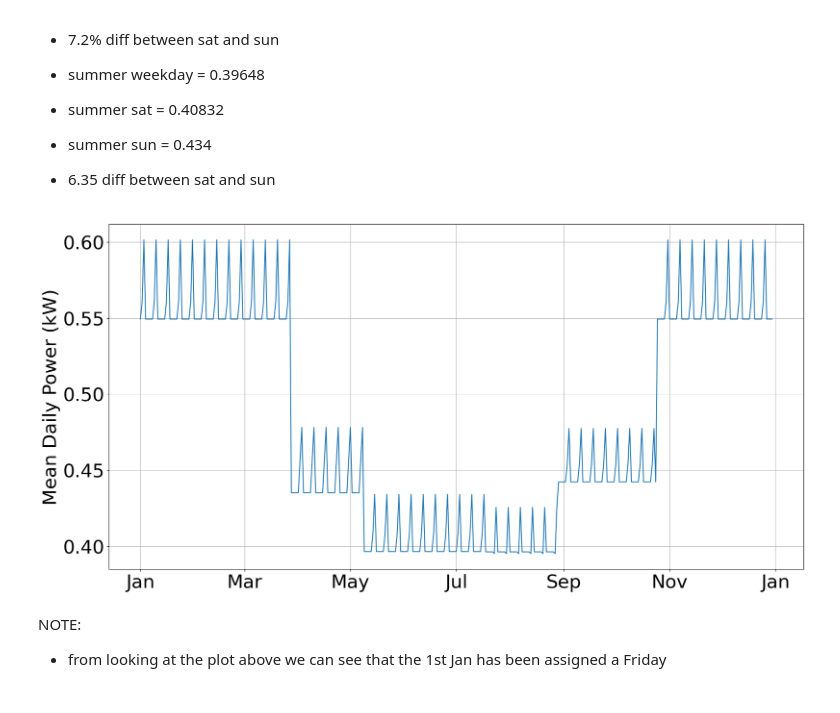
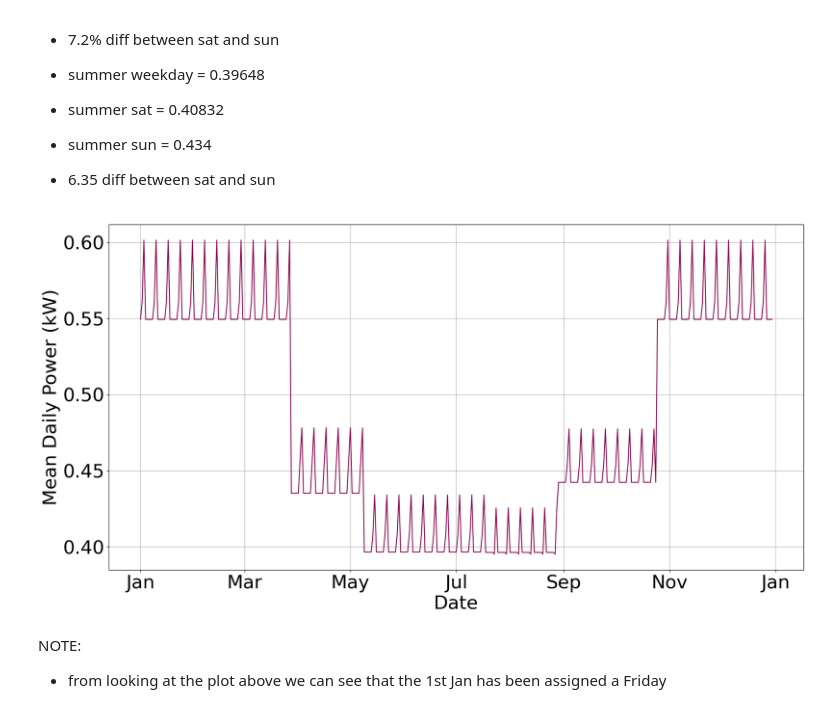
Before and after one commit to themathedges/3YP-Standalone-Kennington, a Jupyter notebook: Minnie/Kennington Demand Profiling/Dom_elec_annual_profile_3.ipynb, the cells around one changed output. Saved outputs shown, nothing was run; the diff lists cells and outputs as text; code cells hidden in the pictures.

```diff
--- a/Minnie/Kennington Demand Profiling/Dom_elec_annual_profile_3.ipynb
+++ b/Minnie/Kennington Demand Profiling/Dom_elec_annual_profile_3.ipynb
@@ -306,34 +306,32 @@ ax2.grid(b=True)
 # %%
 #### MORE ASTHETIC VERSION OF THE PLOT ABOVE - WITH BETTER X AXIS
 plt.style.use('default')                    # style of plot
 fig2, ax2 = plt.subplots(figsize=(20,10))   # size of figure window
 
-#plt.xticks(rotation=90)                    # makes x-axis labels lie 90º to axis
-#plt.gcf().autofmt_xdate()                  # automatic rotation of the x-labels to angle that makes them fit
-#fig2.tight_layout(pad=3.0)                 # sets spacing between sub plots
 
 #create datatime array to be x-axis ~ here the freq is set as D for days
 x_axis = pd.date_range(start='01/01/2020', periods = 365, freq= 'D')
 
 # choose the format you want the labels on x-axis to appea r as. Here %b gives abbrev month names
 myFmt = mdates.DateFormatter('%b')          # format chosen
 ax2.xaxis.set_major_formatter(myFmt)        # the chosen format applied to the axis
 
-ax2.plot(x_axis,daily_mean)                 # actual PLOT command ~ x-axis array must be same length as daily_mean
+ax2.plot(x_axis,daily_mean, '#8c044F')                 # actual PLOT command ~ x-axis array must be same length as daily_mean
 
 # axis labels
 ax2.set_ylabel('Mean Daily Power (kW)')
-#ax2.set_xlabel('Date')
+ax2.set_xlabel('Date')
+
 #ax2.set_title('Domestic Demand Data for Kennington')
 # axis label sizes set
 ax2.xaxis.label.set_size(30)
 ax2.yaxis.label.set_size(30)
 ax2.title.set_size(30)
 # set size of numbers on axis
 ax2.tick_params(axis='both', which='major', labelsize=30)
 ax2.grid(b=True)    # adds grid to plot
 # %% [output]
-[figure, old version]
+[figure, new version]
 # %% [markdown]
 NOTE:
 - from looking at the plot above we can see that the 1st Jan has been assigned a Friday
```
Also changed, not shown: parts of 3 cells of this notebook.
